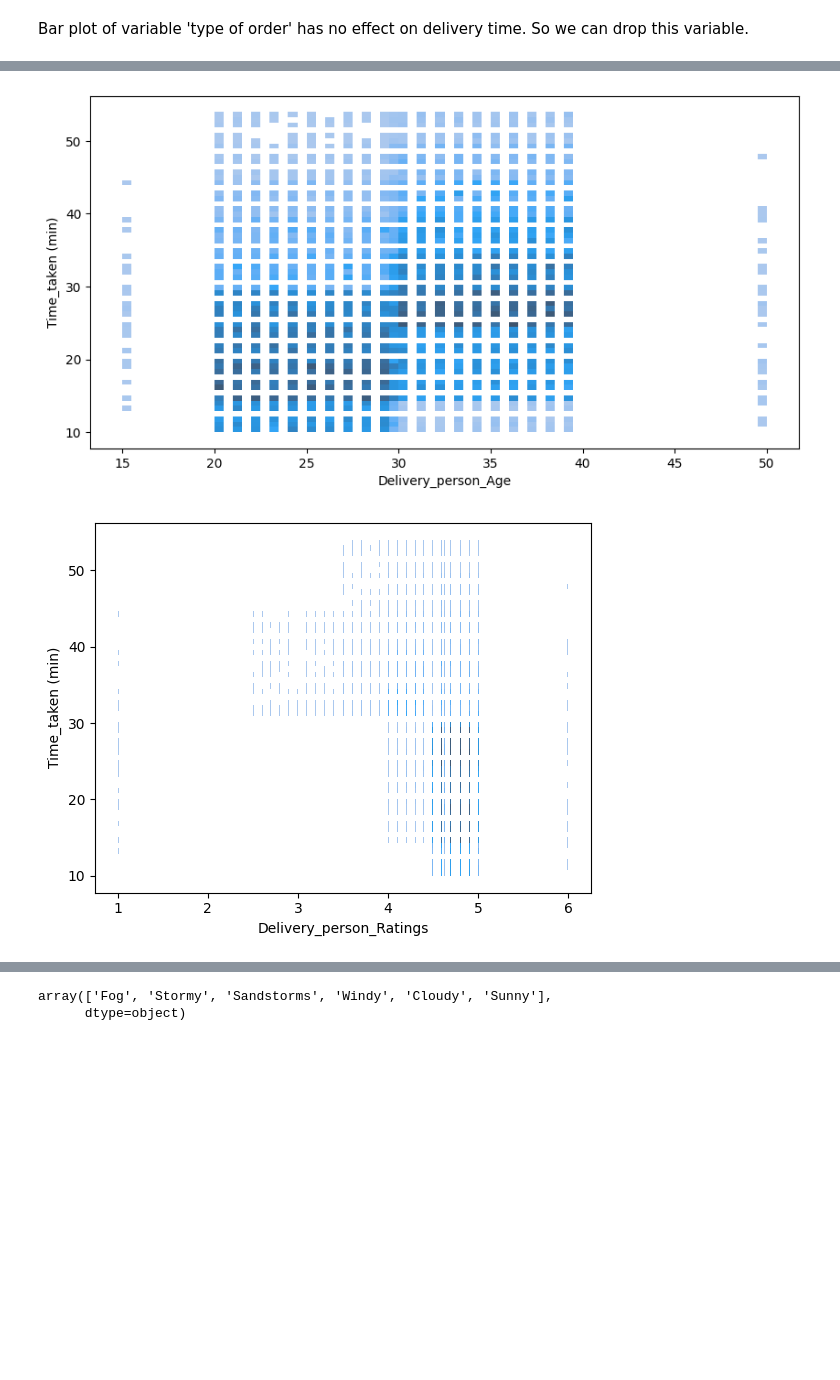
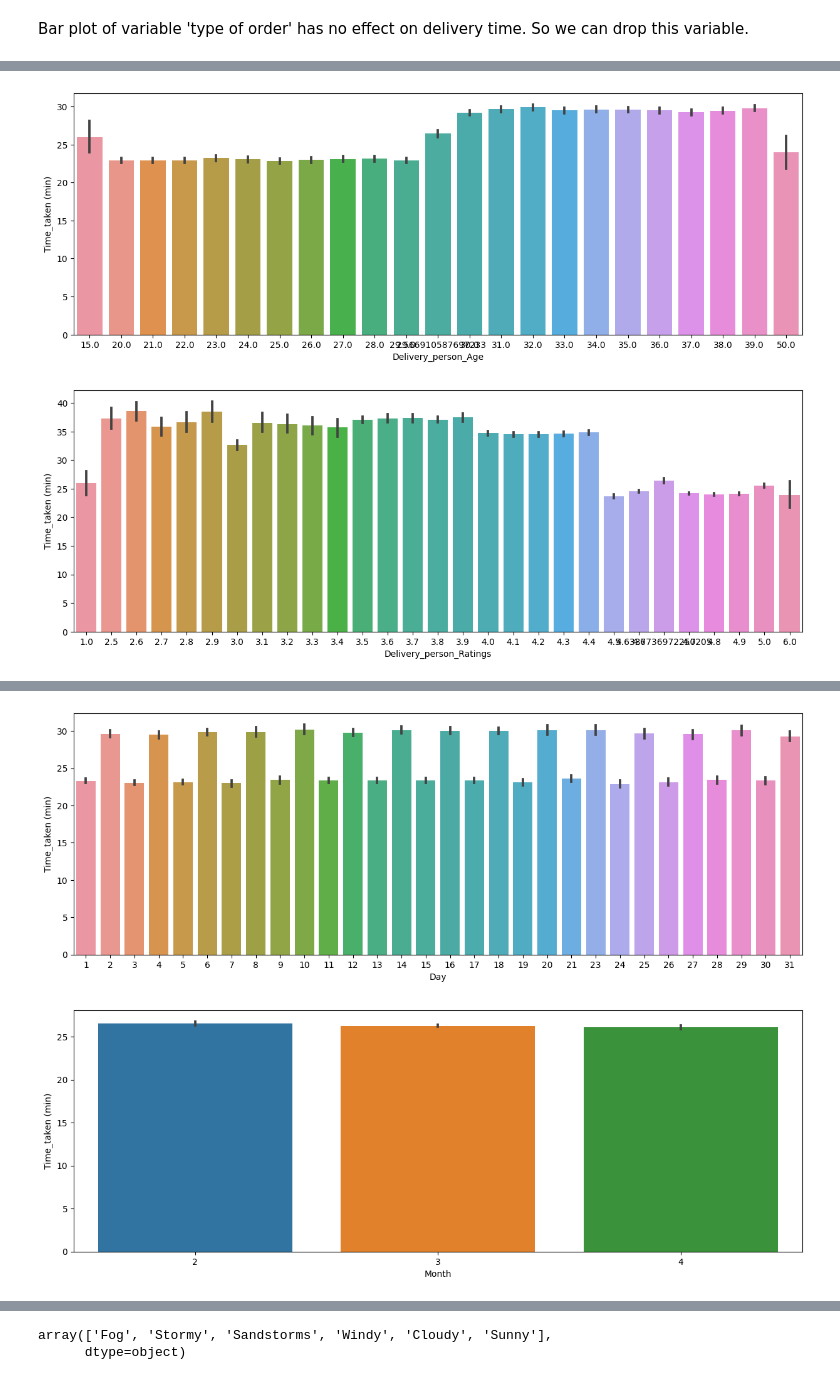
Before and after one commit to shahin28jan/fooddeliverytime, a Jupyter notebook: notebook/EDA.ipynb, the cells around one changed output, grey strips where cells are left out. Cells and saved outputs as stored; diff of their text form; code cells hidden in the pictures; blank space fills up the shorter version.

```diff
--- a/notebook/EDA.ipynb
+++ b/notebook/EDA.ipynb
@@ -228,0 +284,8 @@ Check duolicates and drop them
+# %%
+df_copy = df_copy.drop(labels=['Order_Date'],axis=1)
+# %%
+df_copy['Time_Order_Hour']=df_copy['Time_Order_picked'].astype(str).str.split(':').str[0]
+df_copy['Time_Order_Min']=df_copy['Time_Order_picked'].astype(str).str.split(':').str[1]
+# %%
+df_copy['Time_Order_Hour']=df_copy['Time_Order_Hour'].astype('float')
+df_copy['Time_Order_Min']=df_copy['Time_Order_Min'].astype('float')
@@ -235,2 +309,0 @@ dupl
-# %%
-df_copy = df_copy.drop(14196,axis='index')
@@ -310,10 +399,10 @@ Bar plot of variable 'type of order' has no effect on delivery time. So we can d
 # %%
-plt.figure(figsize=(10,5))
 x=0
 for i in numeric_columns:
-    sns.histplot(data=df_copy,x=i, y='Time_taken (min)',kde=True)
+    plt.figure(figsize=(15,5))
+    sns.barplot(data=df_copy,x=i, y='Time_taken (min)')
     print('\n')
     plt.show()
 # %% [output]
-[figure, old version]
+[figure, new version]
-[figure, old version]
+[figure, new version]
@@ -323,0 +413,2 @@ for i in numeric_columns:
+[figure, added]
+[figure, added]
```
Also changed, not shown: parts of 29 cells of this notebook, 4 other files.
